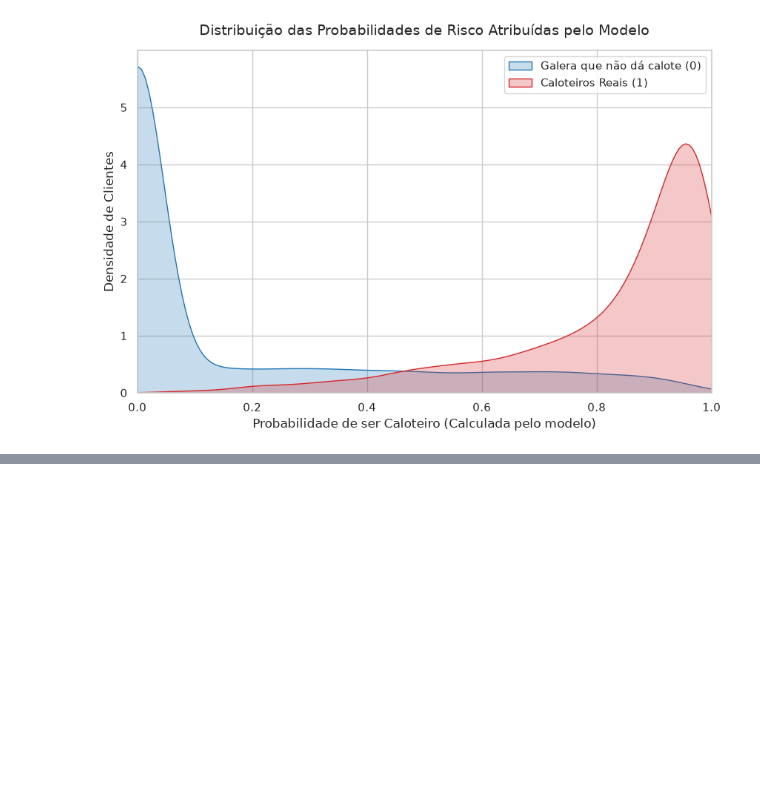
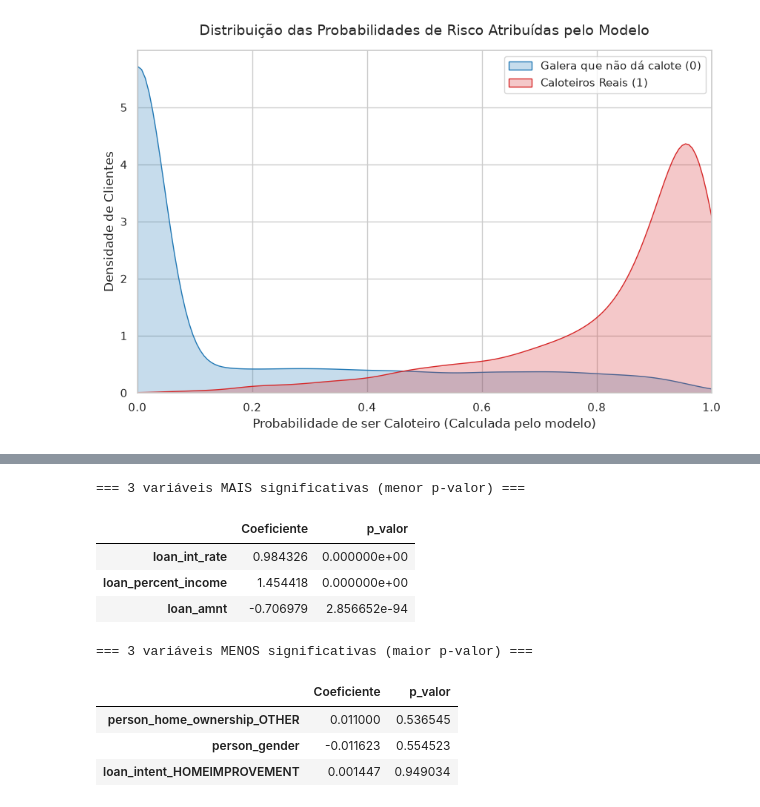
Before and after one commit to PGrojpen/seminario-multivariada-loan, a Jupyter notebook: analise_loan.ipynb, the cells around one changed output, grey strips where cells are left out. Cells and saved outputs as stored; diff of their text form; code cells hidden in the pictures; blank space fills up the shorter version.

```diff
--- a/analise_loan.ipynb
+++ b/analise_loan.ipynb
@@ -258,0 +300,20 @@ plt.show()
+# %%
+# ranking desconsiderando a variável com separação perfeita (p-valor não confiável)
+significancia_confiavel = significancia.drop('previous_loan_defaults_on_file')
+
+print('=== 3 variáveis MAIS significativas (menor p-valor) ===')
+display(significancia_confiavel.head(3)[['Coeficiente', 'p_valor']])
+
+print('=== 3 variáveis MENOS significativas (maior p-valor) ===')
+display(significancia_confiavel.tail(3)[['Coeficiente', 'p_valor']])
+# %% [output]
+=== 3 variáveis MAIS significativas (menor p-valor) ===
+|  | Coeficiente | p_valor |
+| loan_int_rate | 0.984326 | 0.000000e+00 |
+| loan_percent_income | 1.454418 | 0.000000e+00 |
+| loan_amnt | -0.706979 | 2.856652e-94 |
+=== 3 variáveis MENOS significativas (maior p-valor) ===
+|  | Coeficiente | p_valor |
+| person_home_ownership_OTHER | 0.011000 | 0.536545 |
+| person_gender | -0.011623 | 0.554523 |
+| loan_intent_HOMEIMPROVEMENT | 0.001447 | 0.949034 |
```
Also changed, not shown: parts of 4 cells of this notebook.
